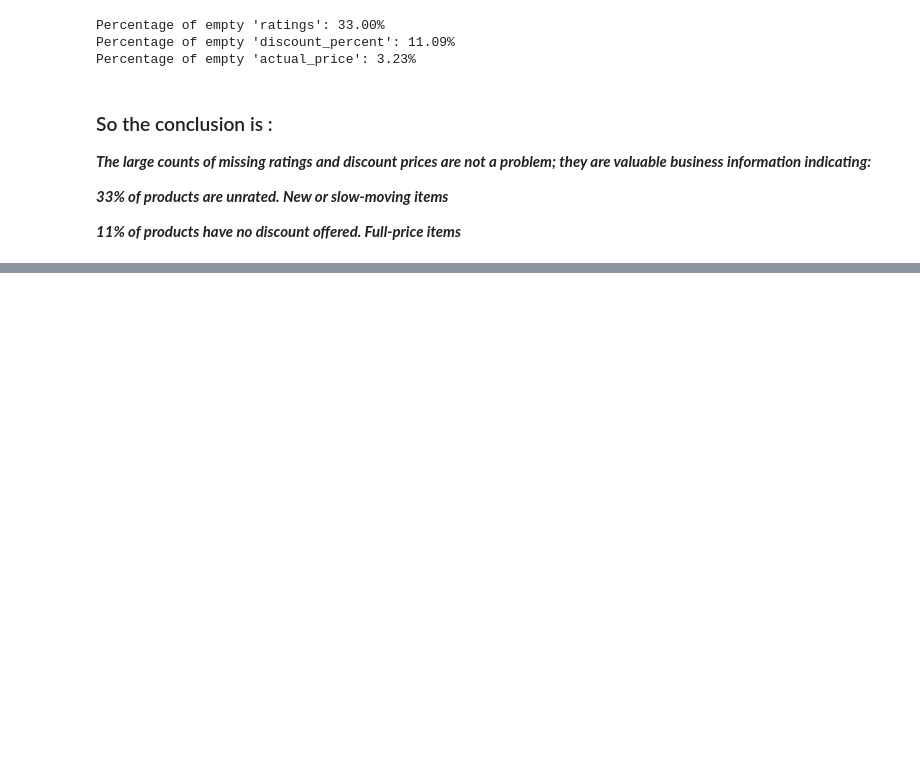
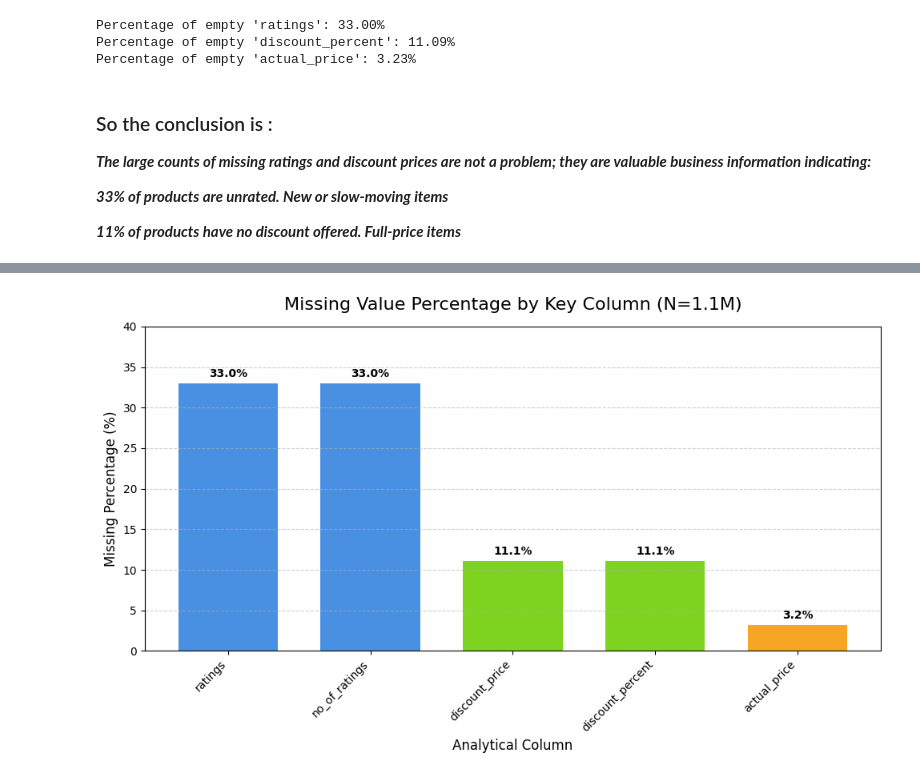
Before and after one commit to RayyanDevZone/Eda-Amazon-Sales, a Jupyter notebook: amazon-sales-2023-eda.ipynb, the cells around one changed output, grey strips where cells are left out. Cells and saved outputs as stored; diff of their text form; code cells hidden in the pictures; blank space fills up the shorter version.

Commit message:
created the bar graph of missing values

```diff
--- a/amazon-sales-2023-eda.ipynb
+++ b/amazon-sales-2023-eda.ipynb
@@ -373,0 +412,49 @@ Percentage of empty 'actual_price': 3.23%
+# %%
+data = {
+    'Column': ['ratings', 'no_of_ratings', 'discount_price', 'discount_percent', 'actual_price'],
+    'Missing Percentage': [32.997801, 32.997801, 11.088891, 11.088891, 3.229561]
+}
+missing_df = pd.DataFrame(data)
+
+# Sort the data by missing percentage (descending)
+missing_df = missing_df.sort_values(by='Missing Percentage', ascending=False).reset_index(drop=True)
+
+# Define distinct colors for the different segments (Ratings, Discount, Price)
+colors = ['#4A90E2', '#4A90E2', '#7ED321', '#7ED321', '#F5A623']
+
+# 2. Create the Bar Plot
+plt.figure(figsize=(10, 6))
+bars = plt.bar(
+    missing_df['Column'],
+    missing_df['Missing Percentage'],
+    color=colors,
+    width=0.7 # Adjust bar width
+)
+
+# 3. Add Labels, Title, and Formatting
+plt.title('Missing Value Percentage by Key Column (N=1.1M)', fontsize=16, pad=15)
+plt.xlabel('Analytical Column', fontsize=12)
+plt.ylabel('Missing Percentage (%)', fontsize=12)
+plt.ylim(0, 40) # Set Y-limit to provide context for the 33% bar
+plt.grid(axis='y', linestyle='--', alpha=0.6)
+
+# Add exact percentage labels on top of the bars
+for bar in bars:
+    yval = bar.get_height()
+    plt.text(
+        bar.get_x() + bar.get_width() / 2,
+        yval + 0.5, # Position the text slightly above the bar
+        f'{yval:.1f}%', # Format to one decimal place
+        ha='center',
+        va='bottom',
+        fontsize=10,
+        fontweight='bold'
+    )
+
+plt.xticks(rotation=45, ha='right') # Rotate column names for readability
+plt.tight_layout() # Adjust layout to prevent labels from cutting off
+
+
+plt.show()
+# %% [output]
+[figure, added]
```
Also changed, not shown: parts of 2 cells of this notebook.
